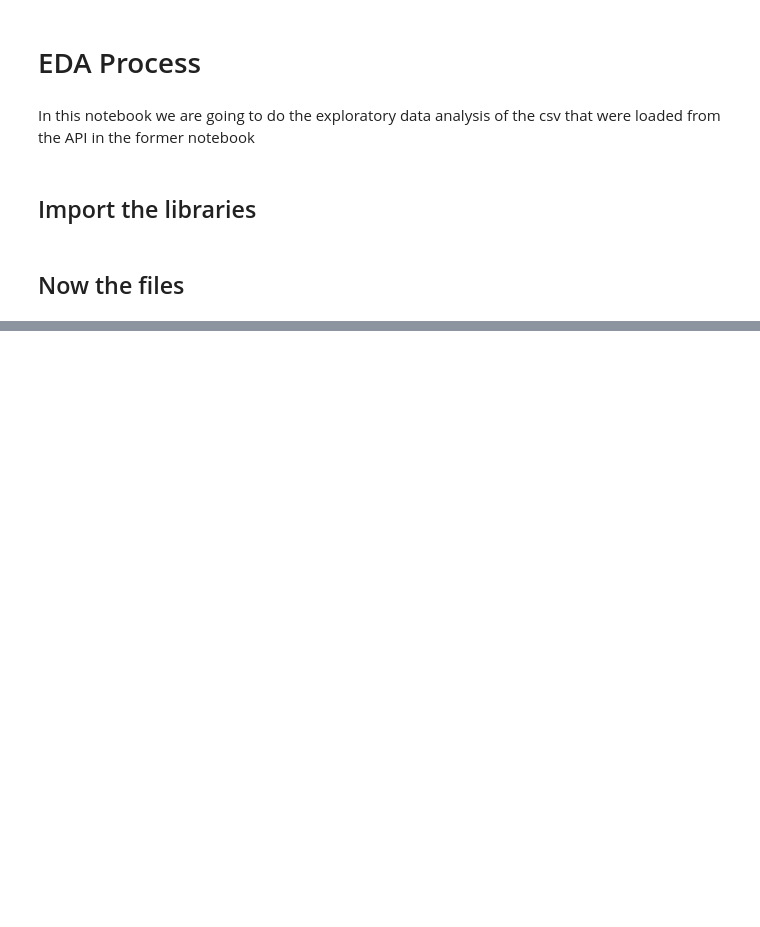
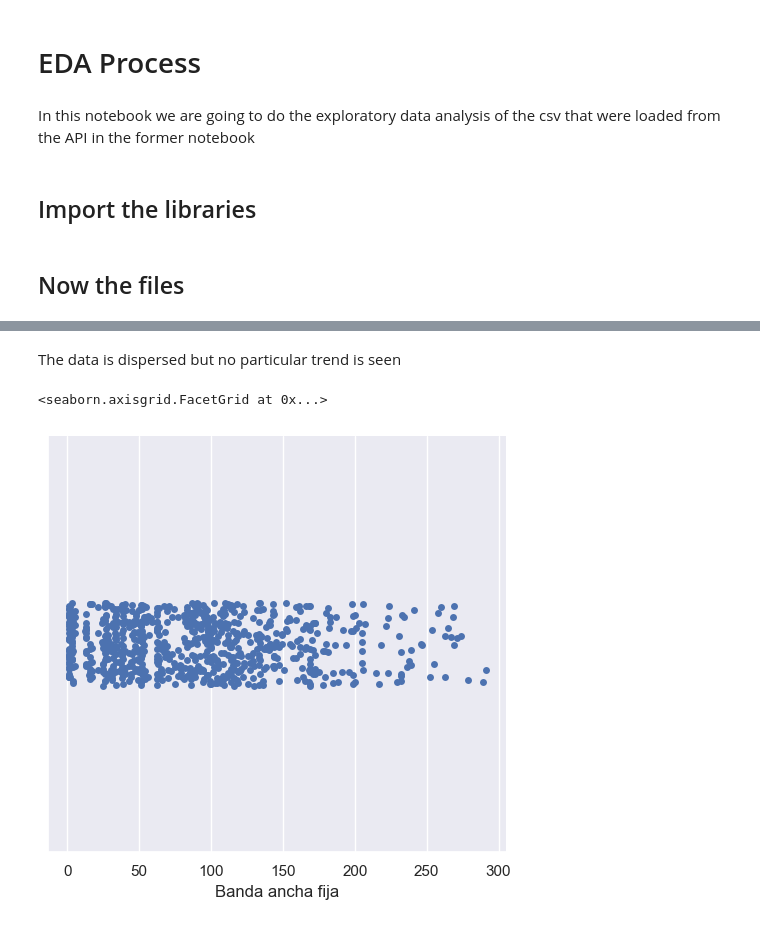
Before and after one commit to pablorobba/Data_Analyst_Telecomunication_project, a Jupyter notebook: EDA.ipynb, the cells around one changed output, grey strips where cells are left out. Cells and saved outputs as stored; diff of their text form; code cells hidden in the pictures; blank space fills up the shorter version.

```diff
--- a/EDA.ipynb
+++ b/EDA.ipynb
@@ -20,0 +91,9 @@ df[Bernal]
+# %% [markdown]
+The data is dispersed but no particular trend is seen
+# %%
+under = a_df_access_broadband_narrowband["Banda ancha fija"] < 400
+under = a_df_access_broadband_narrowband[under]
+sns.catplot(data=under, x = "Banda ancha fija")
+# %% [output]
+<seaborn.axisgrid.FacetGrid at 0x...>
+[figure, added]
```
Also changed, not shown: parts of 20 cells of this notebook, 2 other files.
